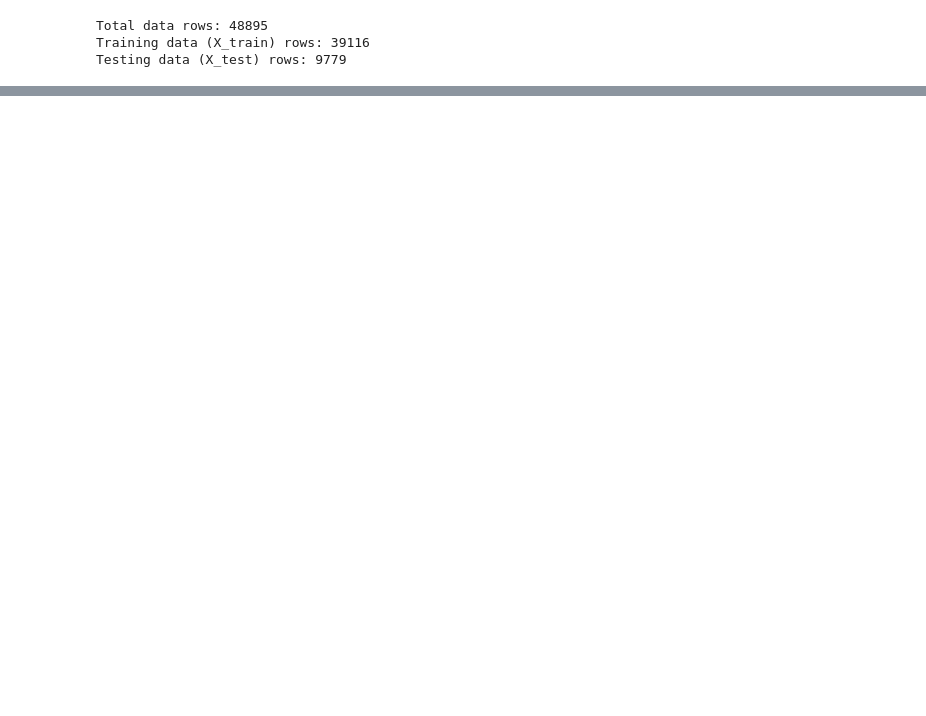
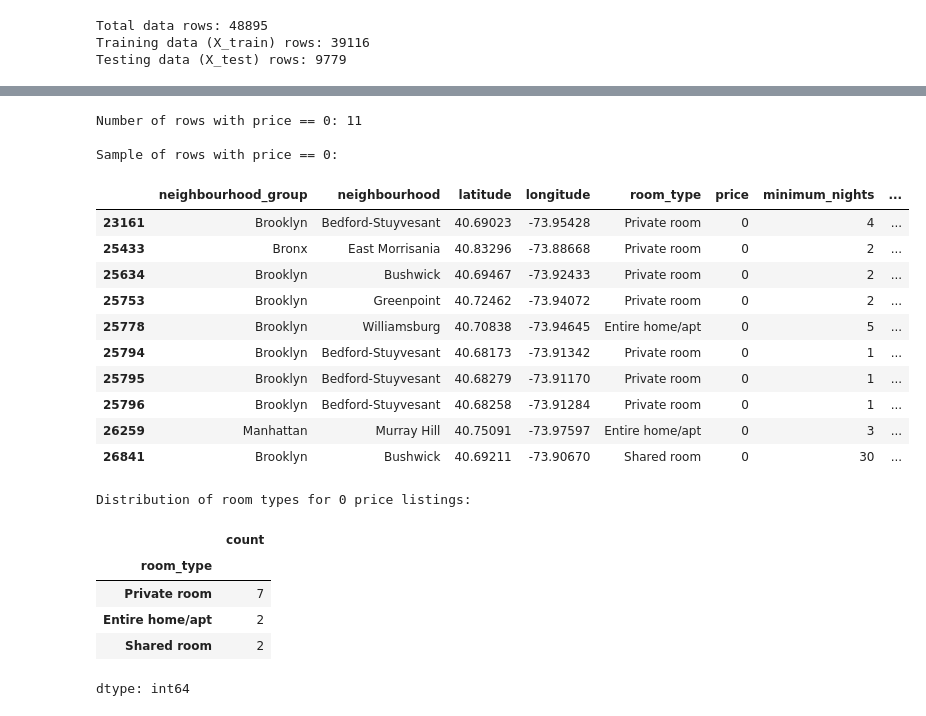
Before and after one commit to shubhamjadoun5-source/basic_project, a Jupyter notebook: project2unlox.ipynb, the cells around one changed output, grey strips where cells are left out. Saved outputs shown, nothing was run; the diff lists cells and outputs as text; code cells hidden in the pictures; blank space fills up the shorter version.

```diff
--- a/project2unlox.ipynb
+++ b/project2unlox.ipynb
@@ -212,0 +409,22 @@ dtype: int64
+# %%
+# Feature Engineering: Convert last_review to days_since_last_review
+
+# 1. Convert to datetime
+df['last_review'] = pd.to_datetime(df['last_review'], errors='coerce')
+
+# 2. Define the reference date (latest review date in dataset)
+reference_date = df['last_review'].max()
+print(f"Reference Date (Latest Review in Dataset): {reference_date}")
+
+# 3. Calculate difference in days
+df['days_since_last_review'] = (reference_date - df['last_review']).dt.days
+
+# 4. Fill missing values (for listings with 0 reviews) with a placeholder (e.g., 9999)
+df['days_since_last_review'] = df['days_since_last_review'].fillna(9999)
+
+# 5. Drop the original date column
+df.drop(columns=['last_review'], inplace=True, errors='ignore')
+
+# Verify the new feature
+print("\n--- Feature Engineering Complete ---")
+display(df[['number_of_reviews', 'days_since_last_review']].head(10))
@@ -212,0 +446,10 @@ dtype: int64
+# %%
+# Drop specified identifier and text columns
+columns_to_drop = ['id', 'name', 'host_id', 'host_name']
+df.drop(columns=columns_to_drop, inplace=True, errors='ignore')
+
+# Verify updated columns and shape
+print("Columns dropped successfully!")
+print("Remaining Columns:", df.columns.tolist())
+print("New Shape:", df.shape)
+display(df.head(5))
@@ -212,0 +466,35 @@ dtype: int64
+# %%
+# Check for rows where price is equal to 0
+zero_price_df = df[df['price'] == 0]
+
+print(f"Number of rows with price == 0: {len(zero_price_df)}")
+if len(zero_price_df) > 0:
+    print("\nSample of rows with price == 0:")
+    display(zero_price_df.head(10))
+
+    print("\nDistribution of room types for 0 price listings:")
+    display(zero_price_df['room_type'].value_counts())
+else:
+    print("No rows found with price == 0.")
+# %% [output]
+Number of rows with price == 0: 11
+
+Sample of rows with price == 0:
+|  | neighbourhood_group | neighbourhood | latitude | longitude | room_type | price | minimum_nights | ... |
+| 23161 | Brooklyn | Bedford-Stuyvesant | 40.69023 | -73.95428 | Private room | 0 | 4 | ... |
+| 25433 | Bronx | East Morrisania | 40.83296 | -73.88668 | Private room | 0 | 2 | ... |
+| 25634 | Brooklyn | Bushwick | 40.69467 | -73.92433 | Private room | 0 | 2 | ... |
+| 25753 | Brooklyn | Greenpoint | 40.72462 | -73.94072 | Private room | 0 | 2 | ... |
+| 25778 | Brooklyn | Williamsburg | 40.70838 | -73.94645 | Entire home/apt | 0 | 5 | ... |
+| 25794 | Brooklyn | Bedford-Stuyvesant | 40.68173 | -73.91342 | Private room | 0 | 1 | ... |
+| 25795 | Brooklyn | Bedford-Stuyvesant | 40.68279 | -73.91170 | Private room | 0 | 1 | ... |
+| 25796 | Brooklyn | Bedford-Stuyvesant | 40.68258 | -73.91284 | Private room | 0 | 1 | ... |
+| 26259 | Manhattan | Murray Hill | 40.75091 | -73.97597 | Entire home/apt | 0 | 3 | ... |
+| 26841 | Brooklyn | Bushwick | 40.69211 | -73.90670 | Shared room | 0 | 30 | ... |
+Distribution of room types for 0 price listings:
+|  | count |
+| room_type |  |
+| Private room | 7 |
+| Entire home/apt | 2 |
+| Shared room | 2 |
+dtype: int64
```
Also changed, not shown: parts of 31 cells of this notebook.
